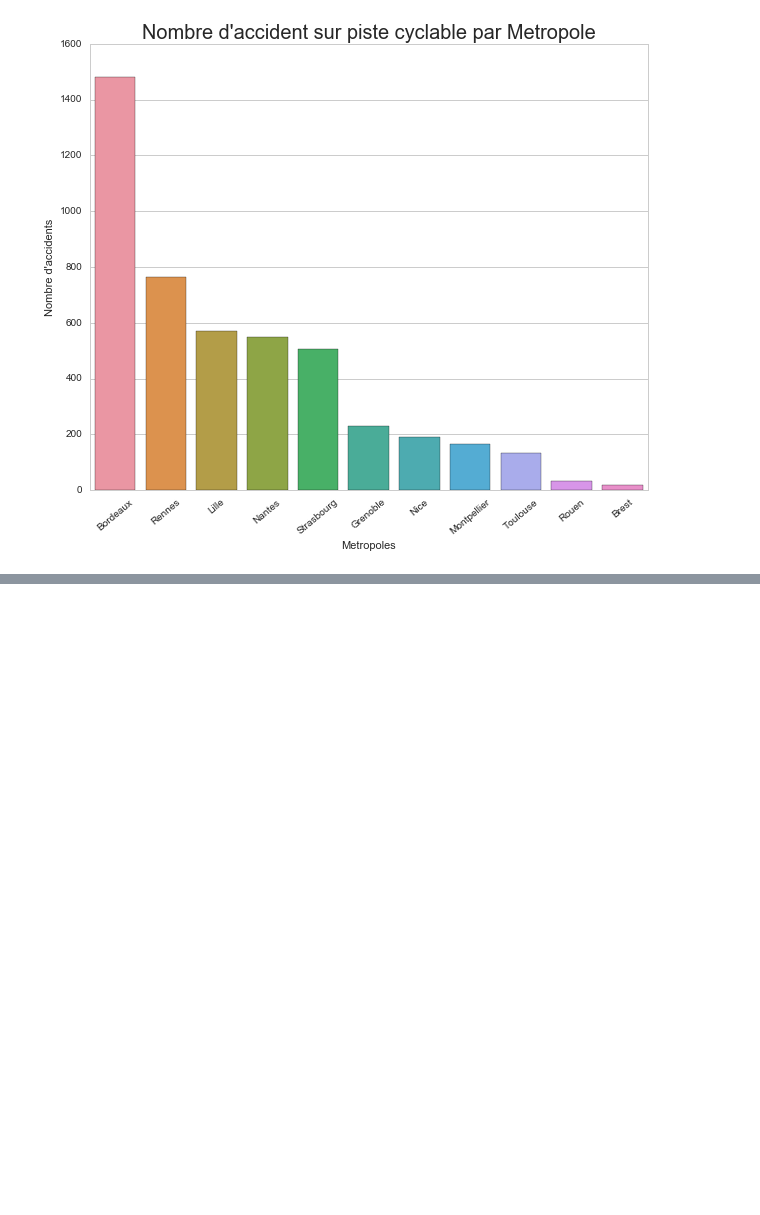
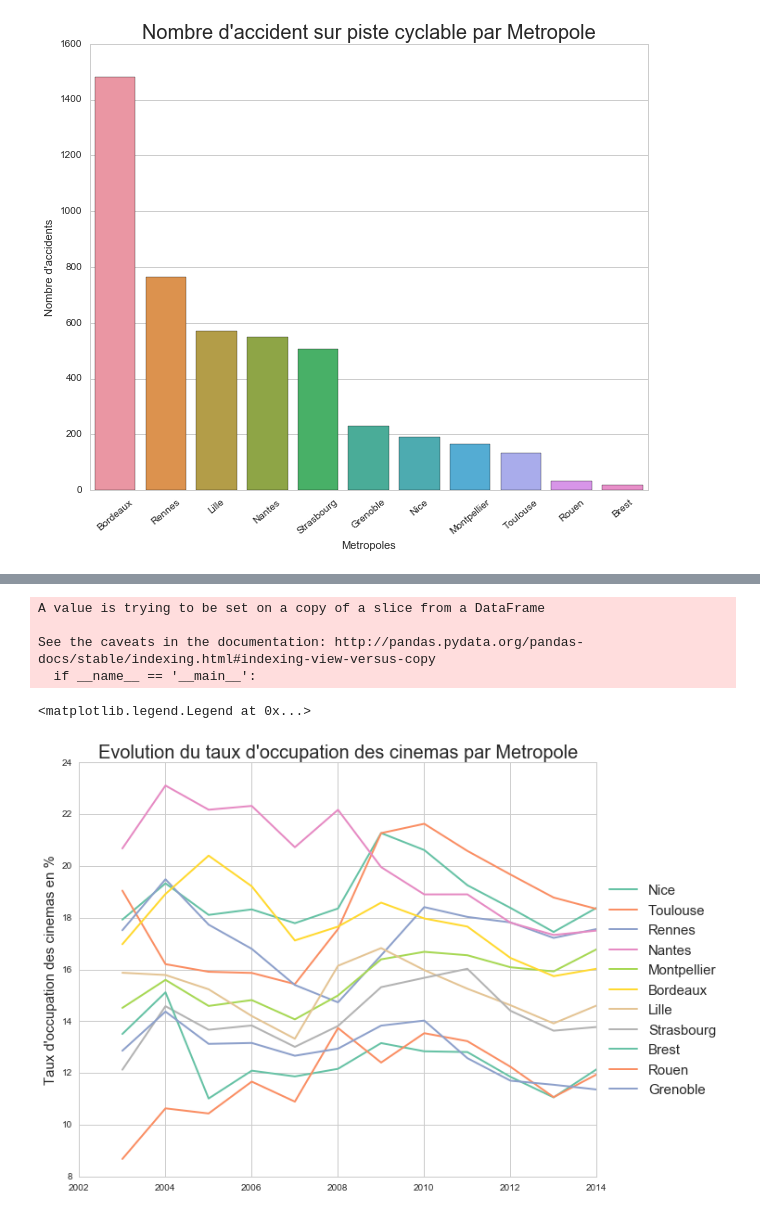
Before and after one commit to armgilles/datafactBDX, a Jupyter notebook: Explore_data.ipynb, the cells around one changed output, grey strips where cells are left out. Saved outputs shown, nothing was run; the diff lists cells and outputs as text; code cells hidden in the pictures; blank space fills up the shorter version.

```diff
--- a/Explore_data.ipynb
+++ b/Explore_data.ipynb
@@ -540,0 +651,27 @@ ax.set_title("Nombre d'accident sur piste cyclable par Metropole", fontsize=20)
+# %%
+cine_metropole = cine_metropole.groupby(['metropole_name', 'Année'])["Taux d'occupation"].mean().reset_index()
+# %%
+colors = sns.color_palette("Set2", 11)
+# %%
+metro_cine_2014 = cine_metropole[cine_metropole["Année"] == 2014]
+# %%
+metro_cine_2014.sort_values("Taux d'occupation" ,ascending=0, inplace=True)
+metropole_sorted_2014 = metro_cine_2014.metropole_name.tolist()
+# %% [output]
+A value is trying to be set on a copy of a slice from a DataFrame
+
+See the caveats in the documentation: http://pandas.pydata.org/pandas-docs/stable/indexing.html#indexing-view-versus-copy
+  if __name__ == '__main__':
+# %%
+plt.figure(figsize=(10, 8))
+for idx, metropole in enumerate(metropole_sorted_2014):
+    plt.plot(cine_metropole['Année'][cine_metropole.metropole_name == metropole],
+             cine_metropole["Taux d'occupation"][cine_metropole.metropole_name == metropole],
+             lw=2, label=metropole, color= colors[idx])
+
+plt.ylabel("Taux d'occupation des cinemas en %", fontsize=15)
+plt.title("Evolution du taux d'occupation des cinemas par Metropole", fontsize=20)
+plt.legend(loc='center left', bbox_to_anchor=(1, 0.45), fontsize=15)
+# %% [output]
+<matplotlib.legend.Legend at 0x...>
+[figure, added]
```
Also changed, not shown: parts of 18 cells of this notebook.
